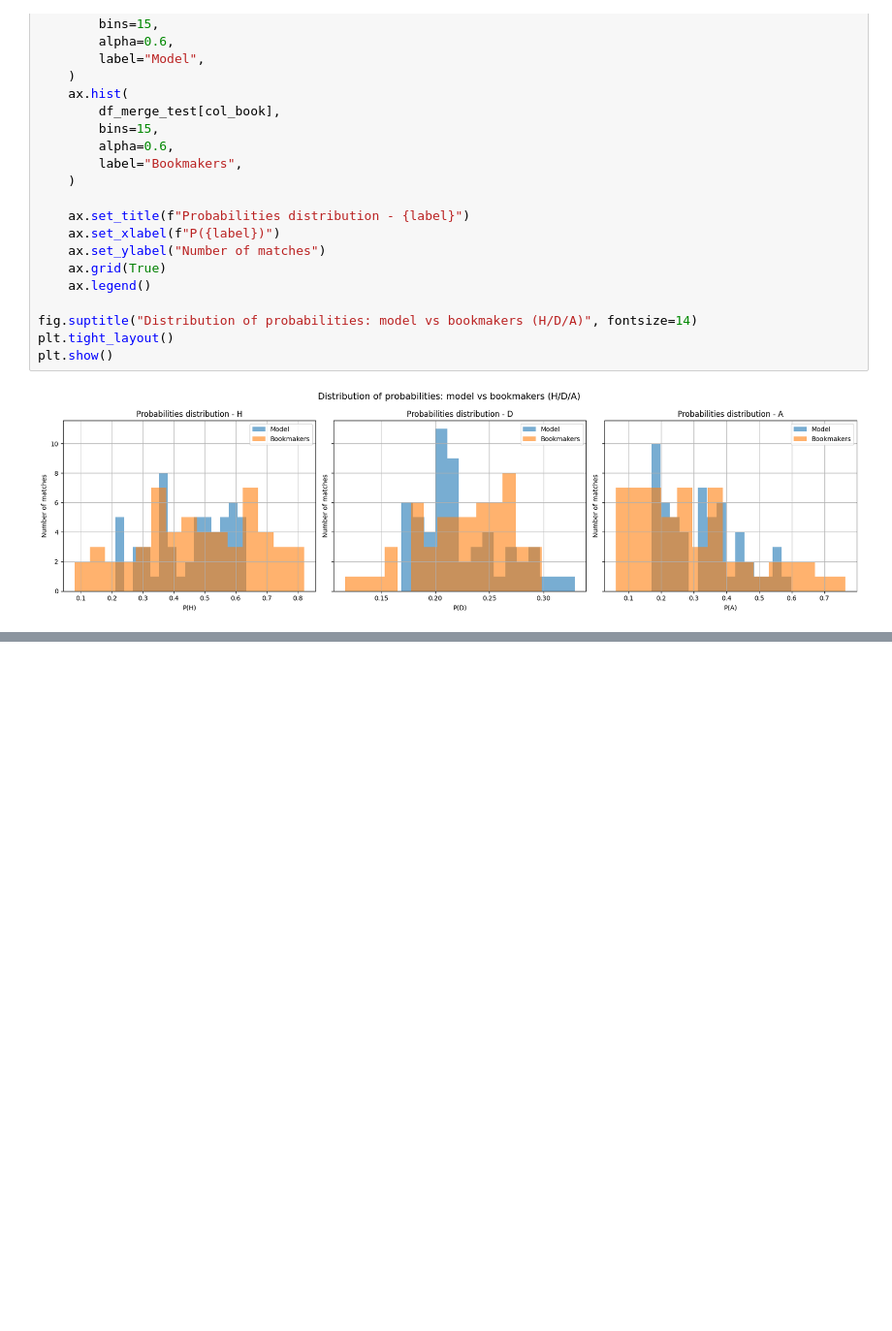
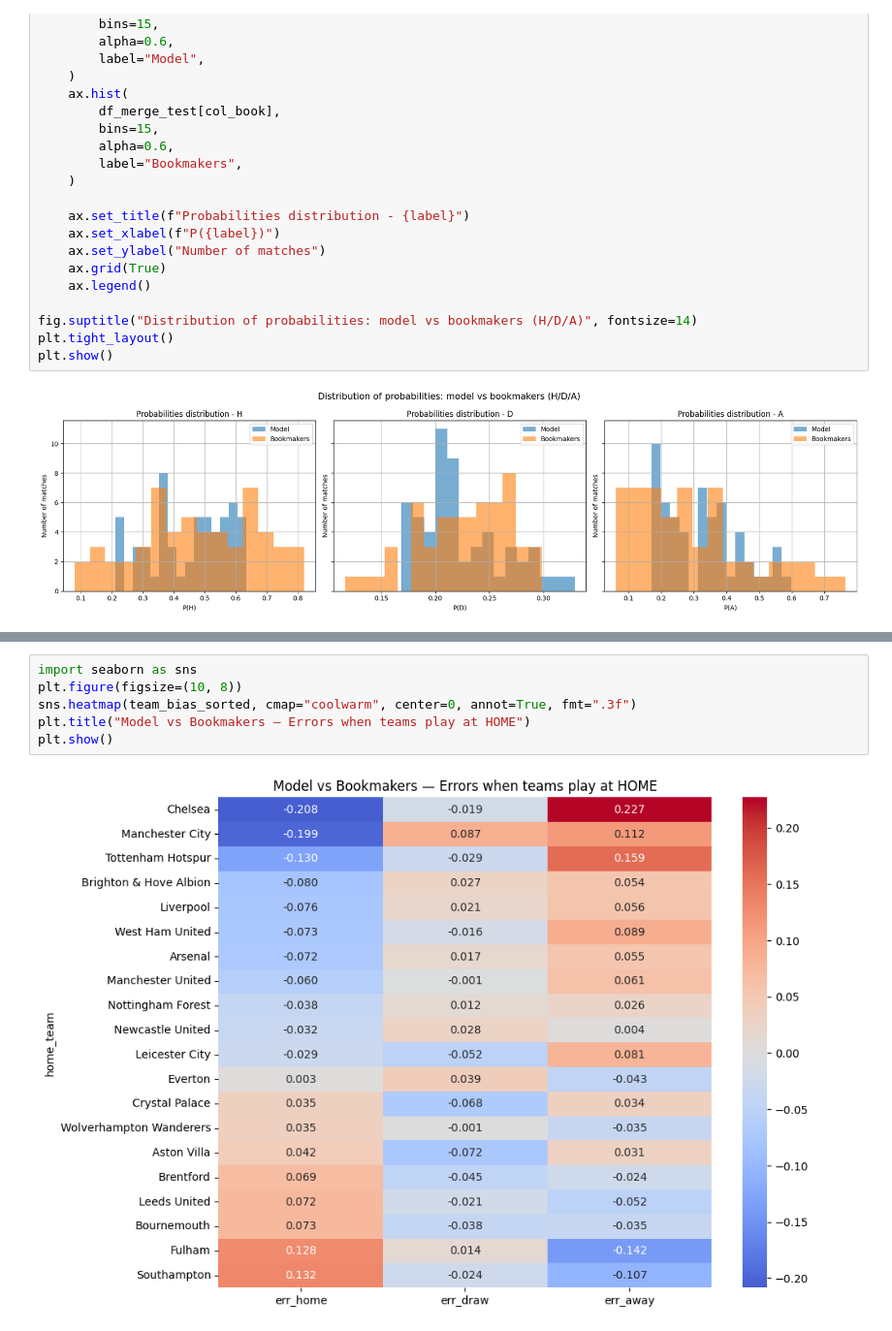
Before and after one commit to MattisD3/Data-Science-in-Football-Comparing-Model-Predictions-with-Betting-Market-Odds, a Jupyter notebook: notebooks/10_compare_model_vs_bookmakers.ipynb, the cells around one changed output, grey strips where cells are left out. Shown at 97% size. Drawn from its saved outputs; the diff is of its cells as text; blank space fills up the shorter version.

```diff
--- a/notebooks/10_compare_model_vs_bookmakers.ipynb
+++ b/notebooks/10_compare_model_vs_bookmakers.ipynb
@@ -432,0 +490,8 @@ plt.show()
+# %%
+import seaborn as sns
+plt.figure(figsize=(10, 8))
+sns.heatmap(team_bias_sorted, cmap="coolwarm", center=0, annot=True, fmt=".3f")
+plt.title("Model vs Bookmakers — Errors when teams play at HOME")
+plt.show()
+# %% [output]
+[figure, added]
```
Also changed, not shown: parts of 19 cells of this notebook, 10 other files.
